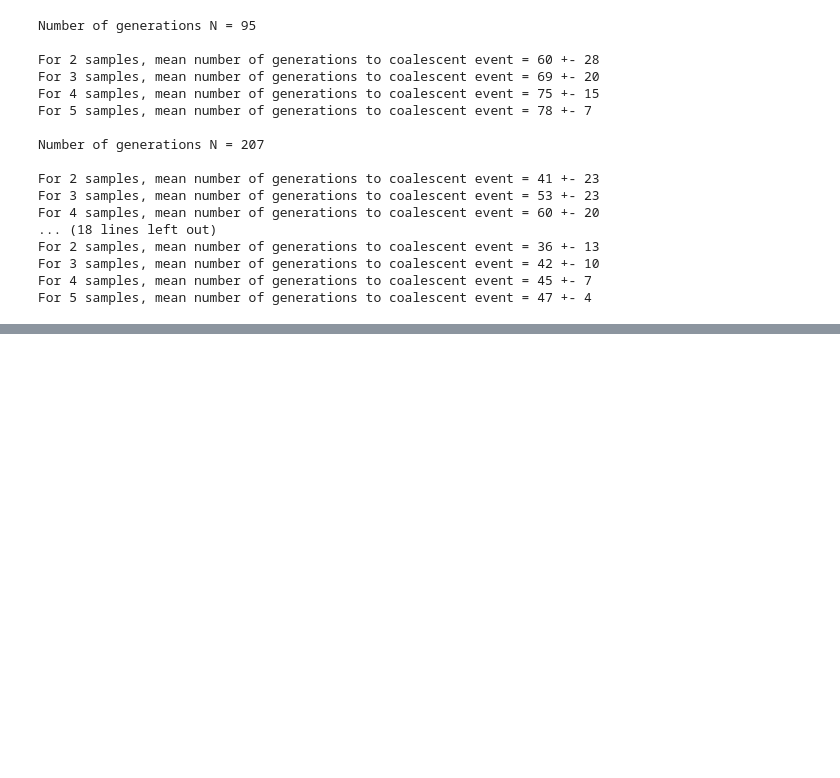
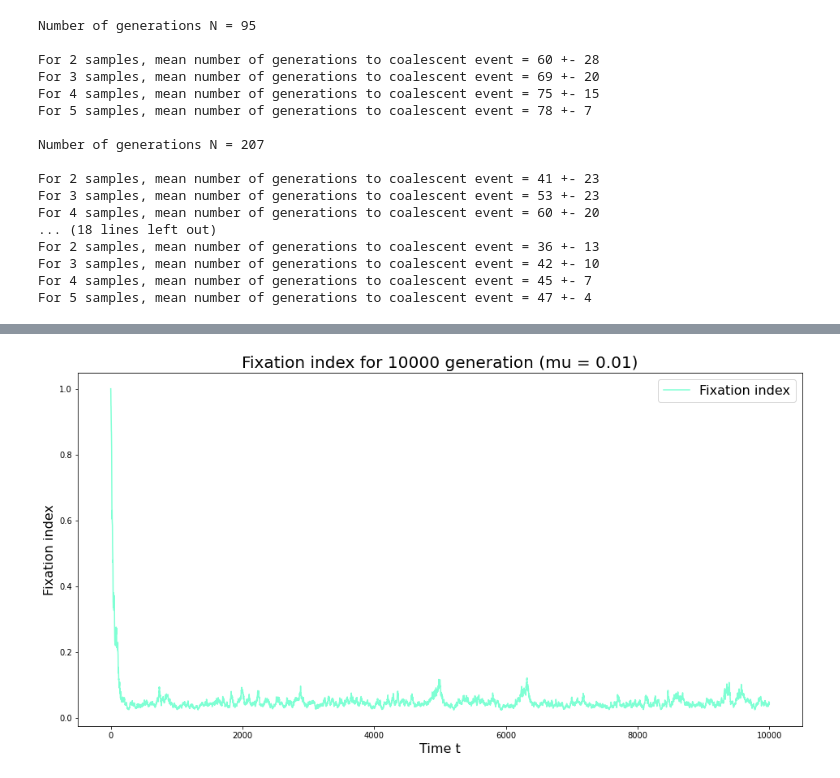
Before and after one commit to kgaydukova/PopulationGeneticsProject, a Jupyter notebook: GPOP_Project_GAYDUKOVA.ipynb, the cells around one changed output, grey strips where cells are left out. Drawn from its saved outputs; the diff is of its cells as text; code cells hidden in the pictures; blank space fills up the shorter version.

```diff
--- a/GPOP_Project_GAYDUKOVA.ipynb
+++ b/GPOP_Project_GAYDUKOVA.ipynb
@@ -305,0 +370,17 @@ For 5 samples, mean number of generations to coalescent event = 47 +- 4
+# %%
+new_pop_10000 = simulation_with_mutations(1000, 10000, 0.01)
+# %%
+fix_index_list_10000 = []
+
+for population in new_pop_10000:
+    fix_index_list_10000.append(calculate_fixation_index(population))
+# %%
+plt.figure(figsize=(16, 8))
+plt.plot(range(len(fix_index_list_10000)), fix_index_list_10000, label='Fixation index', linestyle='-', color='aquamarine')
+plt.title('Fixation index for 10000 generation (mu = 0.01)', fontsize=20)
+plt.xlabel('Time t', fontsize=16)
+plt.ylabel('Fixation index', fontsize=16)
+plt.legend(fontsize=16)
+plt.show()
+# %% [output]
+[figure, added]
```
Also changed, not shown: parts of 62 cells of this notebook.
